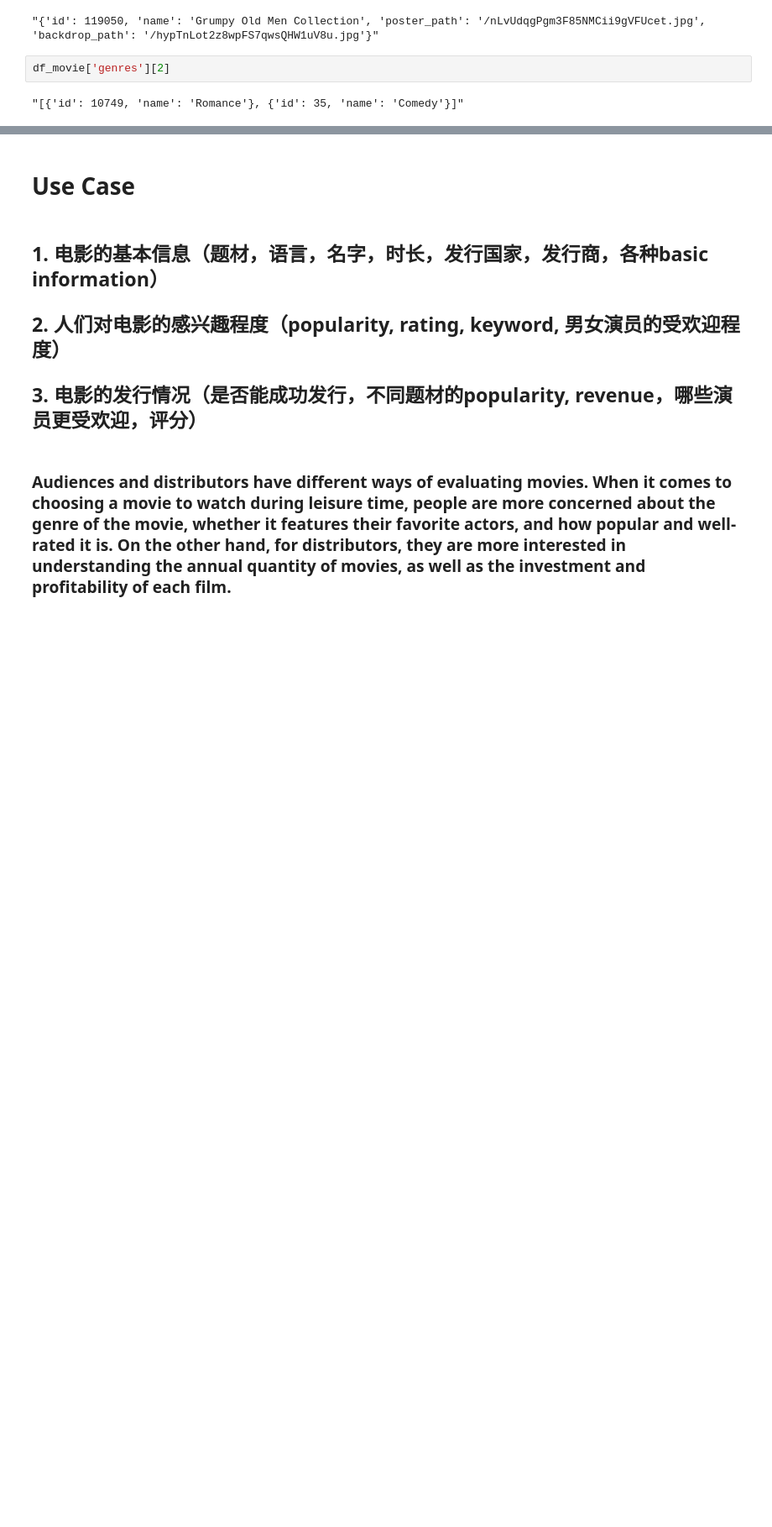
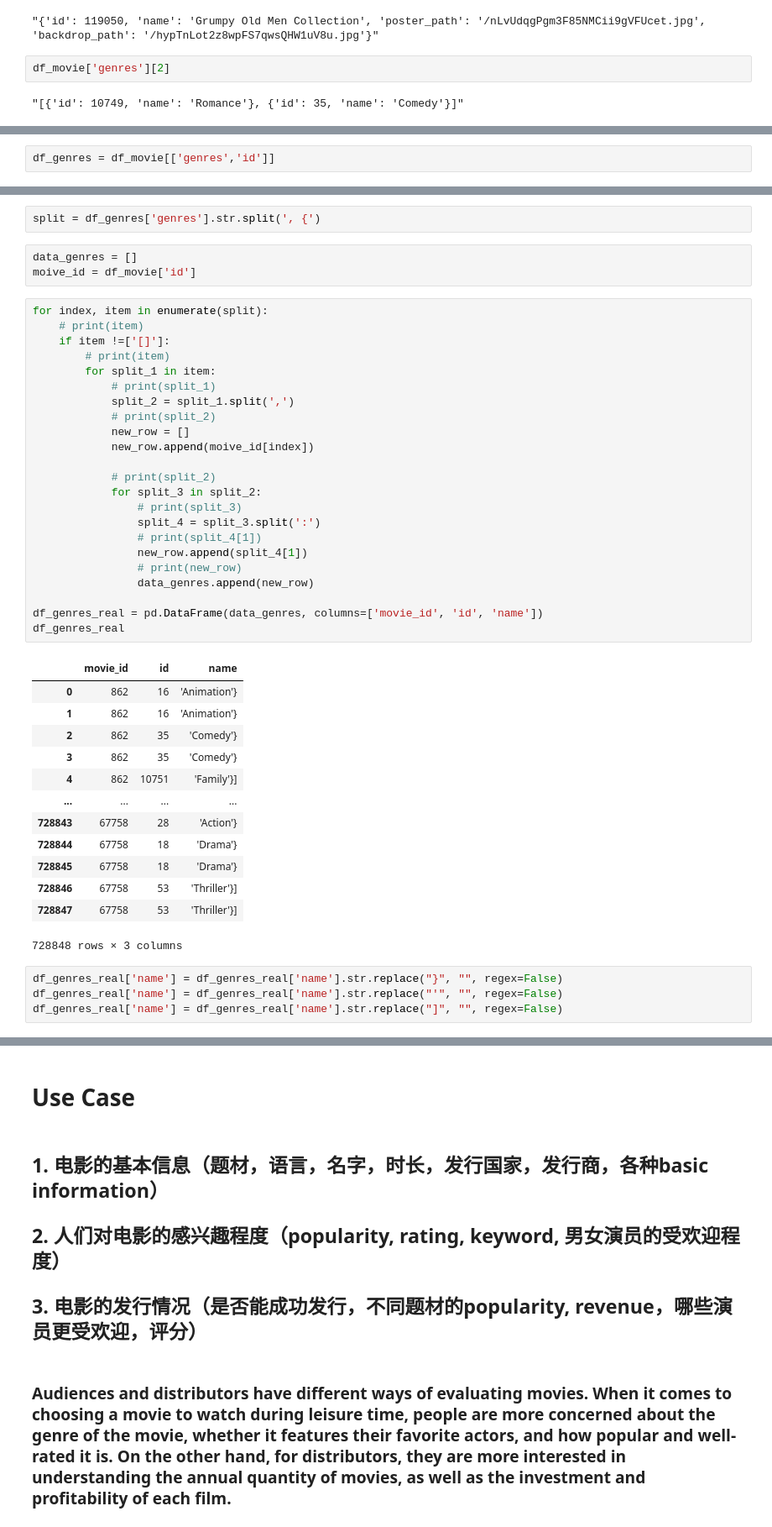
Before and after one commit to jingyun0312/DataSource_Movie, a Jupyter notebook: movie.ipynb, the cells around one changed output, grey strips where cells are left out. Shown at 84% size. Saved outputs shown, nothing was run; the diff lists cells and outputs as text; blank space fills up the shorter version.

```diff
--- a/movie.ipynb
+++ b/movie.ipynb
@@ -237,0 +239,2 @@ dtype: int64
+# %%
+df_genres = df_movie[['genres','id']]
@@ -237,0 +257,46 @@ dtype: int64
+# %%
+split = df_genres['genres'].str.split(', {')
+# %%
+data_genres = []
+moive_id = df_movie['id']
+# %%
+for index, item in enumerate(split):
+    # print(item)
+    if item !=['[]']:
+        # print(item)
+        for split_1 in item:
+            # print(split_1)
+            split_2 = split_1.split(',')
+            # print(split_2)
+            new_row = []
+            new_row.append(moive_id[index])
+
+            # print(split_2)
+            for split_3 in split_2:
+                # print(split_3)
+                split_4 = split_3.split(':')
+                # print(split_4[1])
+                new_row.append(split_4[1])
+                # print(new_row)
+                data_genres.append(new_row)
+
+df_genres_real = pd.DataFrame(data_genres, columns=['movie_id', 'id', 'name'])
+df_genres_real
+# %% [output]
+|  | movie_id | id | name |
+| 0 | 862 | 16 | 'Animation'} |
+| 1 | 862 | 16 | 'Animation'} |
+| 2 | 862 | 35 | 'Comedy'} |
+| 3 | 862 | 35 | 'Comedy'} |
+| 4 | 862 | 10751 | 'Family'}] |
+| ... | ... | ... | ... |
+| 728843 | 67758 | 28 | 'Action'} |
+| 728844 | 67758 | 18 | 'Drama'} |
+| 728845 | 67758 | 18 | 'Drama'} |
+| 728846 | 67758 | 53 | 'Thriller'}] |
+| 728847 | 67758 | 53 | 'Thriller'}] |
+728848 rows × 3 columns
+# %%
+df_genres_real['name'] = df_genres_real['name'].str.replace("}", "", regex=False)
+df_genres_real['name'] = df_genres_real['name'].str.replace("'", "", regex=False)
+df_genres_real['name'] = df_genres_real['name'].str.replace("]", "", regex=False)
```
Also changed, not shown: parts of 9 cells of this notebook.
